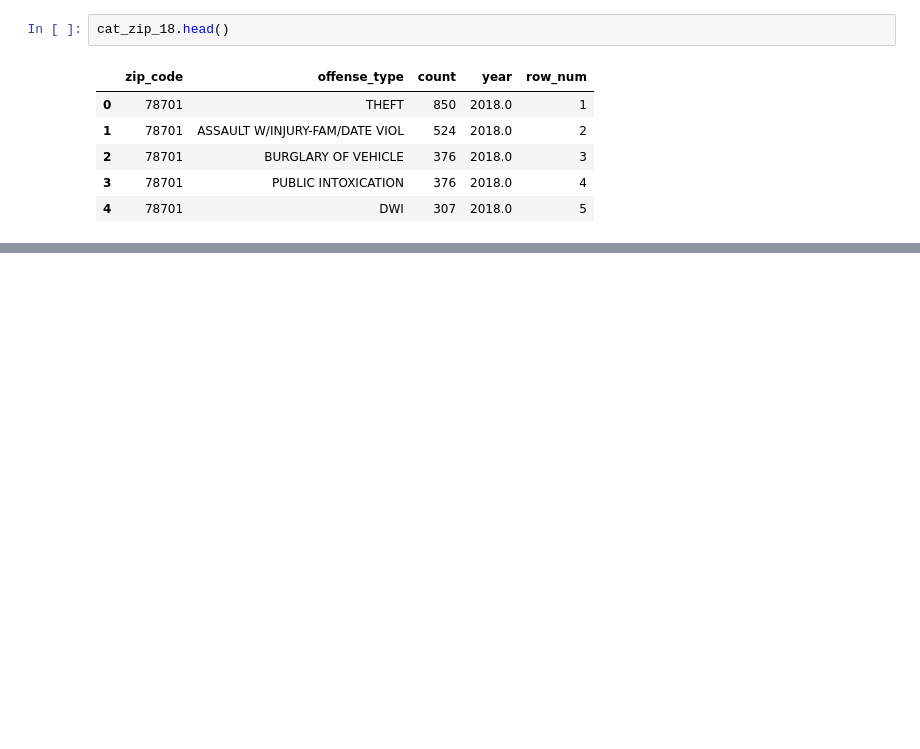
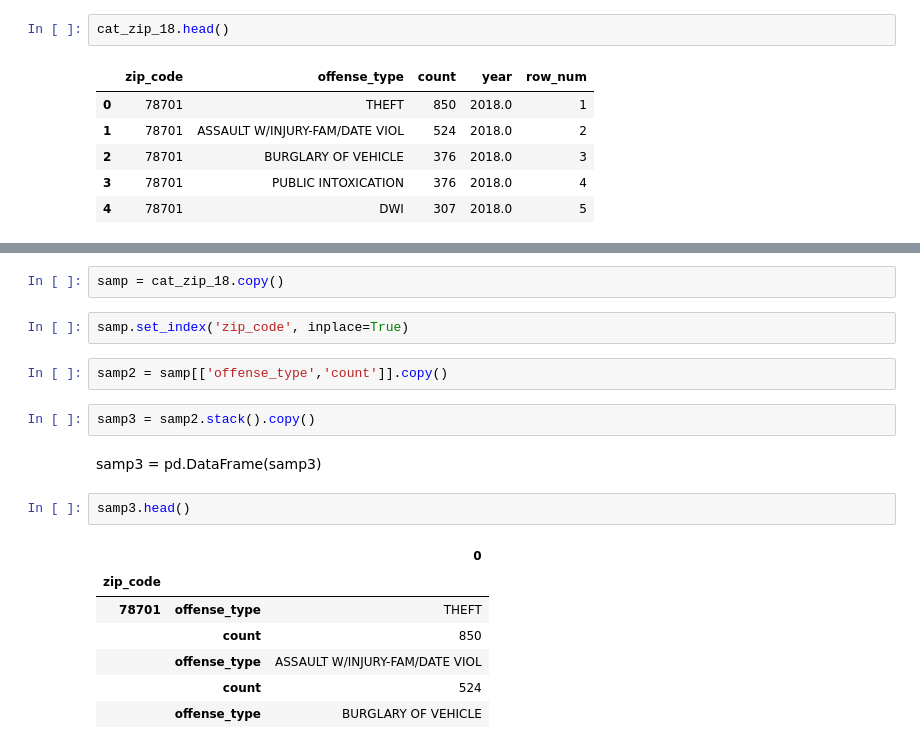
Before and after one commit to DonnieData/austin_crime_EDA, a Jupyter notebook: crime_data_EDA.ipynb, the cells around one changed output, grey strips where cells are left out. Cells and saved outputs as stored; diff of their text form; blank space fills up the shorter version.

Commit message:
updating methods to reshape dataframes for covnerting to dicitonary

```diff
--- a/crime_data_EDA.ipynb
+++ b/crime_data_EDA.ipynb
@@ -1555,0 +1456,20 @@ len(geo_data20['features'])
+# %%
+samp = cat_zip_18.copy()
+# %%
+samp.set_index('zip_code', inplace=True)
+# %%
+samp2 = samp[['offense_type','count']].copy()
+# %%
+samp3 = samp2.stack().copy()
+# %% [markdown]
+samp3 = pd.DataFrame(samp3)
+# %%
+samp3.head()
+# %% [output]
+|  |  | 0 |
+| zip_code |  |  |
+| 78701 | offense_type | THEFT |
+|  | count | 850 |
+|  | offense_type | ASSAULT W/INJURY-FAM/DATE VIOL |
+|  | count | 524 |
+|  | offense_type | BURGLARY OF VEHICLE |
```
Also changed, not shown: parts of 76 cells of this notebook.
